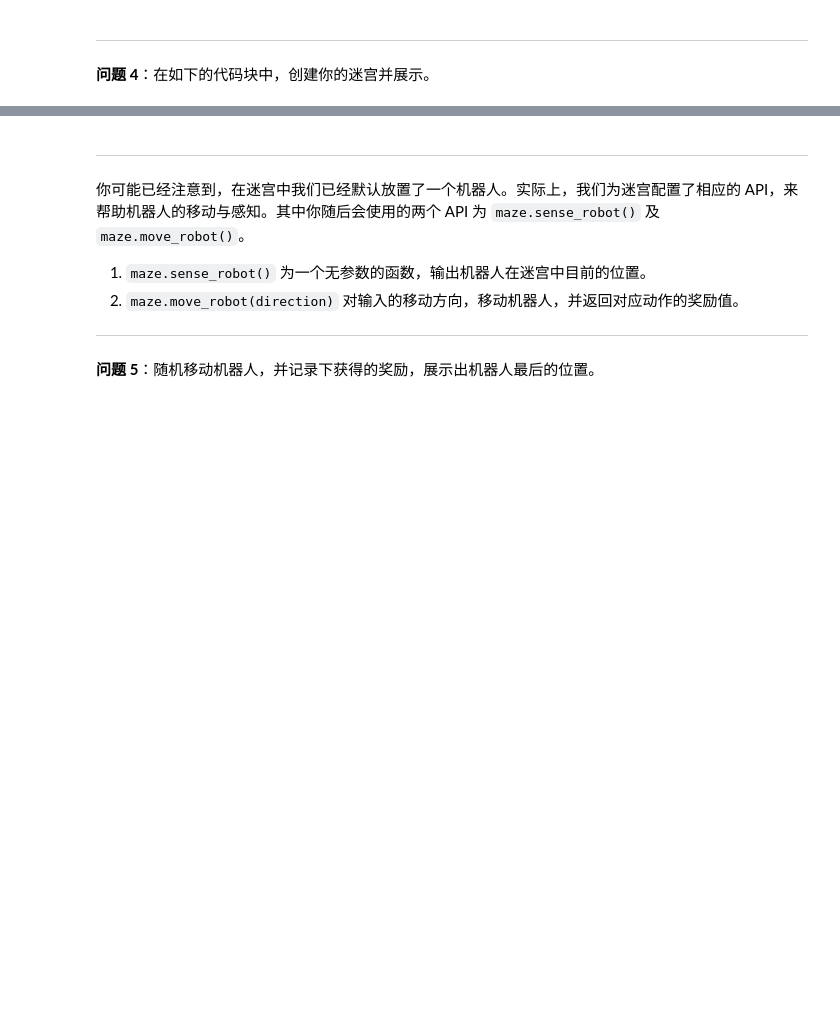
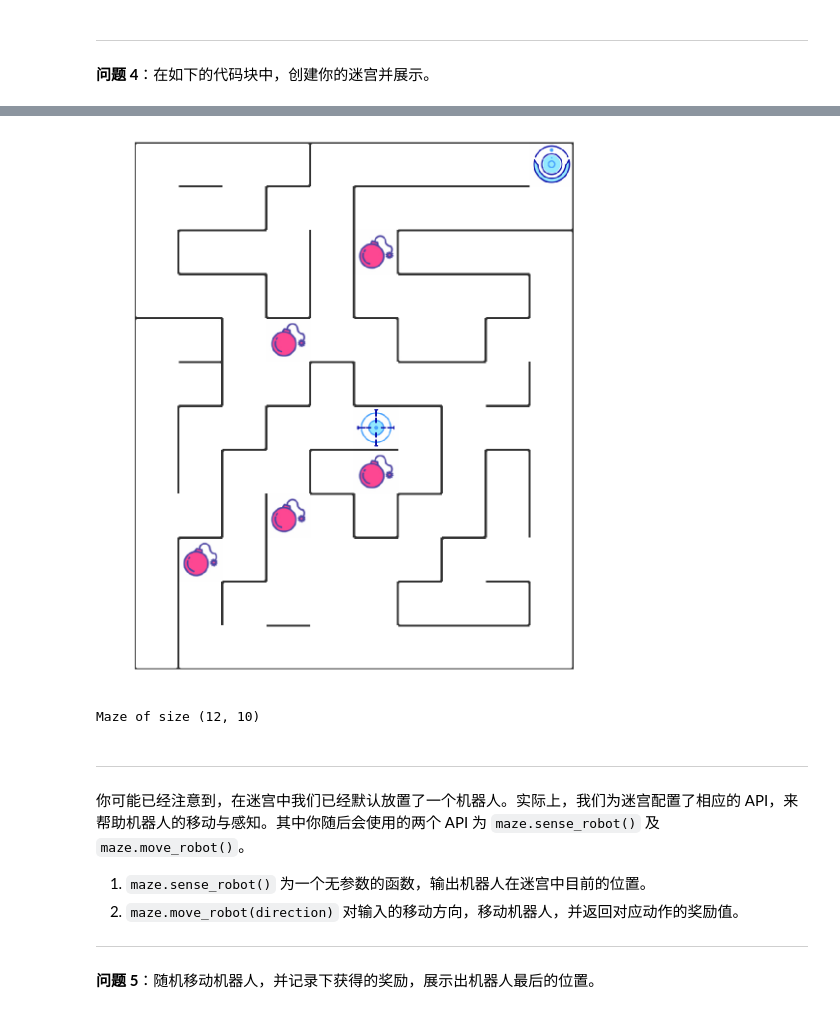
Before and after one commit to Klison/Robot-in-maze, a Jupyter notebook: robot_maze.ipynb, the cells around one changed output, grey strips where cells are left out. Saved outputs shown, nothing was run; the diff lists cells and outputs as text; code cells hidden in the pictures; blank space fills up the shorter version.

```diff
--- a/robot_maze.ipynb
+++ b/robot_maze.ipynb
@@ -183,3 +173,8 @@ Maze of size (8, 8)
+# %%
+c
+# %% [output]
+[figure, added]
+Maze of size (12, 10)
 # %% [markdown]
 ---
 
```
Also changed, not shown: parts of 21 cells of this notebook.
